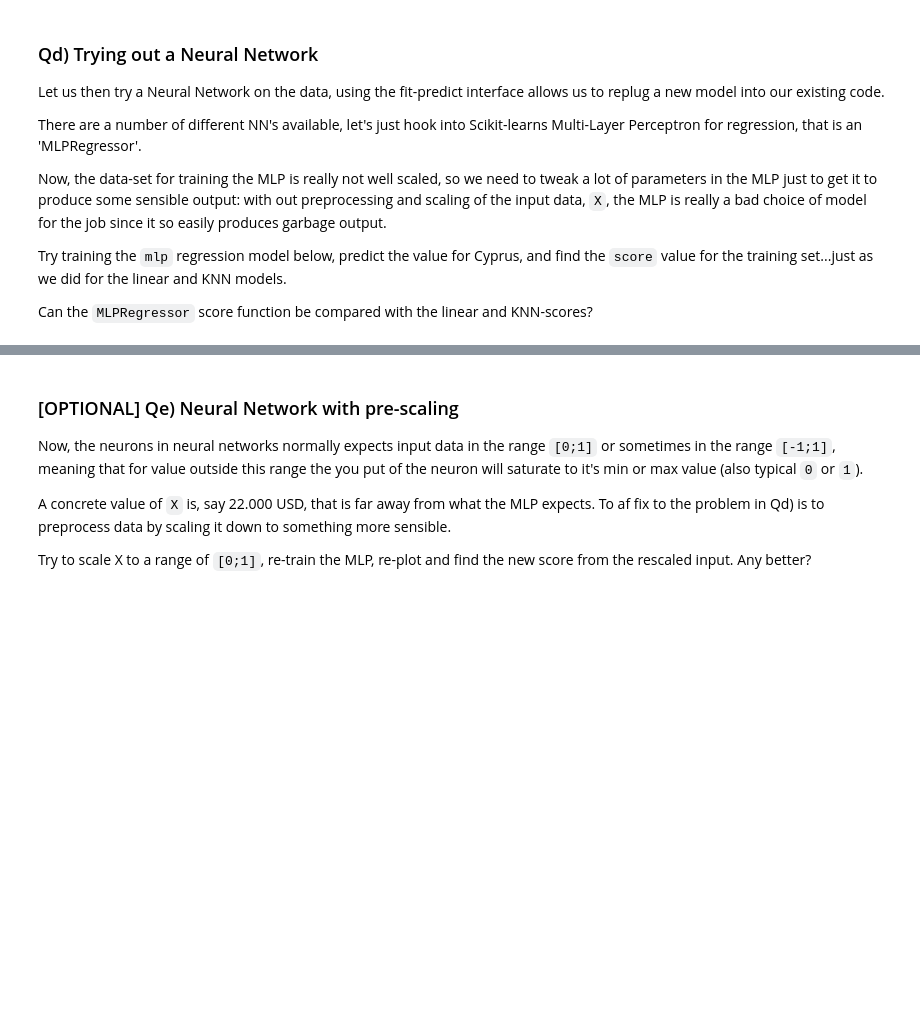
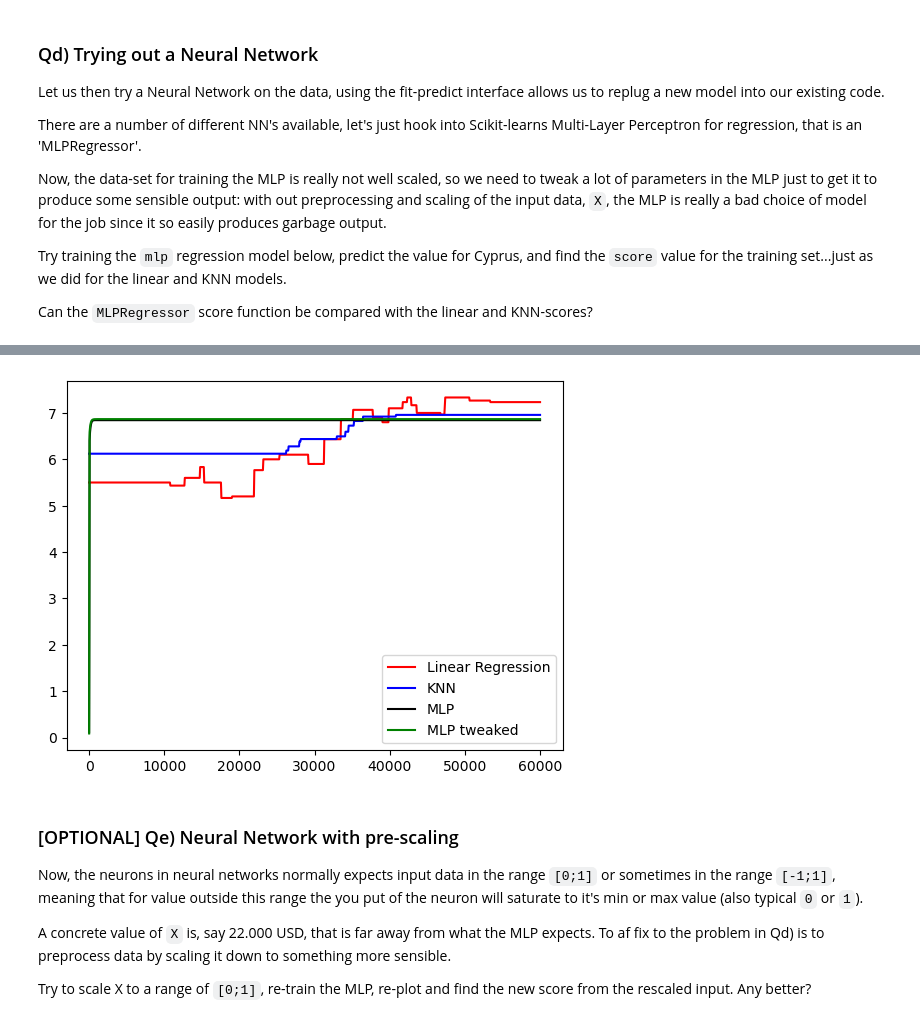
Before and after one commit to OliverEC04/MAL-G10, a Jupyter notebook: O1/intro.ipynb, the cells around one changed output, grey strips where cells are left out. Cells and saved outputs as stored; diff of their text form; code cells hidden in the pictures; blank space fills up the shorter version.

```diff
--- a/O1/intro.ipynb
+++ b/O1/intro.ipynb
@@ -412,0 +480,39 @@ assert False, "TODO: predict value for Cyprus and fetch the score() from the fit
+# %%
+from sklearn.neural_network import MLPRegressor
+
+# Setup MLPRegressor with tweaked parameters
+mlp = MLPRegressor(hidden_layer_sizes=(50, 50), solver='adam', activation='tanh', alpha=0.001, learning_rate='adaptive', max_iter=200000, tol=1E-5, verbose=True)
+mlp.fit(X, y.ravel())
+
+# Make a MLP regressor prediction and redo the plots
+y_pred_mlp = mlp.predict(M)
+
+# Vi har lavet en MLPRegressor og tweaked den, den hedder mlpT
+# Setup af MLPRegressor med tweakede parametre
+mlpT = MLPRegressor(hidden_layer_sizes=(50, 50), solver='adam', activation='tanh', alpha=0.001, learning_rate='adaptive', max_iter=200000, tol=1E-5, verbose=True)
+mlpT.fit(X, y.ravel())
+
+# Make a MLP regressor prediction and redo the plots
+y_pred_mlp = mlp.predict(M)
+y_pred_mlpT = mlpT.predict(M)
+
+
+plt.plot(m, y_pred_lin, "r", label="Linear Regression")
+plt.plot(m, y_pred_knn, "b", label="KNN")
+plt.plot(m, y_pred_mlp, "k", label="MLP")
+plt.plot(m, y_pred_mlpT, "g", label="MLP tweaked")
+plt.legend()
+
+# Predict value for Cyprus and fetch the score from the fitting
+mlpCyp = mlp.predict(X_new)
+mlp_score = mlp.score(X, y)
+
+mlpTCyp = mlpT.predict(X_new)
+mlpT_score = mlpT.score(X, y)
+
+print("Prediction for Cyprus:", mlpCyp)
+print("MLP Score:", mlp_score)
+print("Prediction for Cyprus tweaked:", mlpTCyp)
+print("MLP Score tweaked:", mlpT_score)
+plt.show()
+# %% [output]
@@ -413,3 +536,4 @@ assert False, "TODO: predict value for Cyprus and fetch the score() from the fit
+[figure, added]
 # %% [markdown]
 ###  [OPTIONAL] Qe) Neural Network with pre-scaling
 
```
Also changed, not shown: parts of 8 cells of this notebook.
